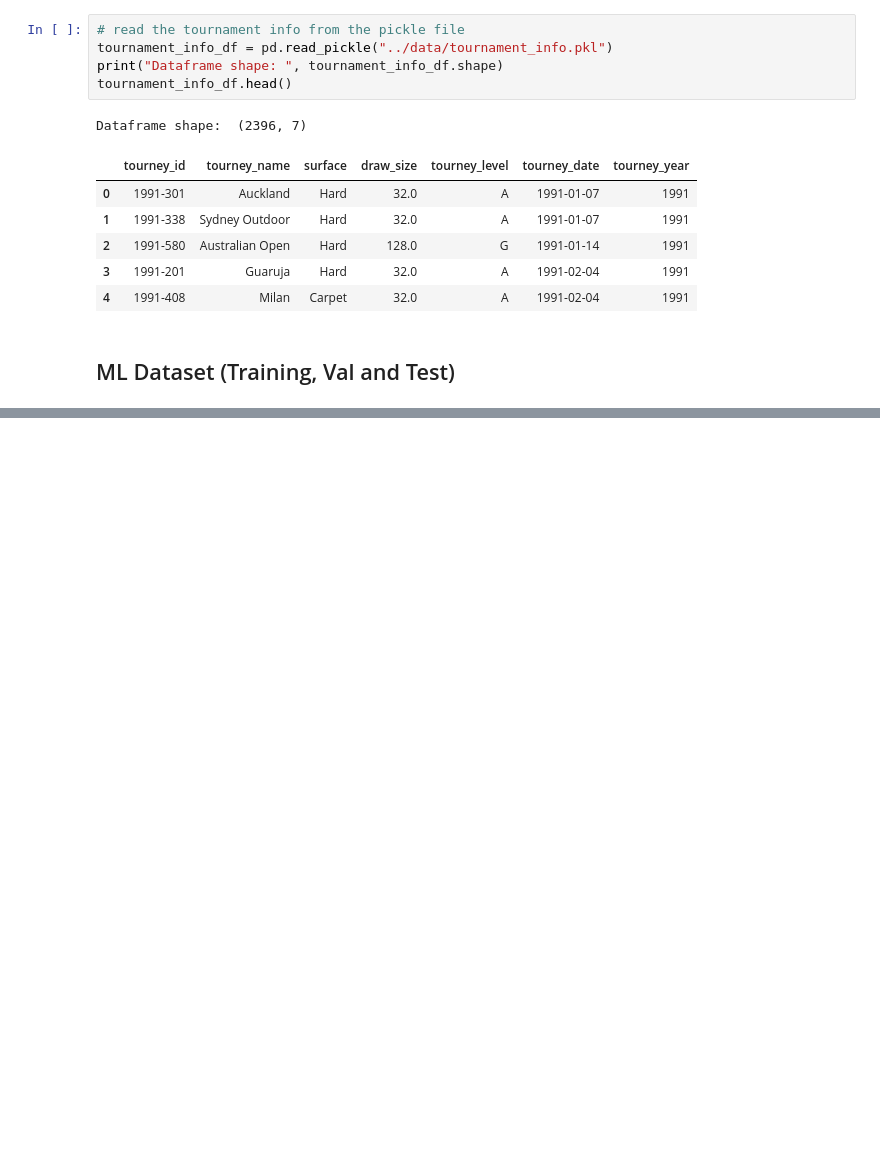
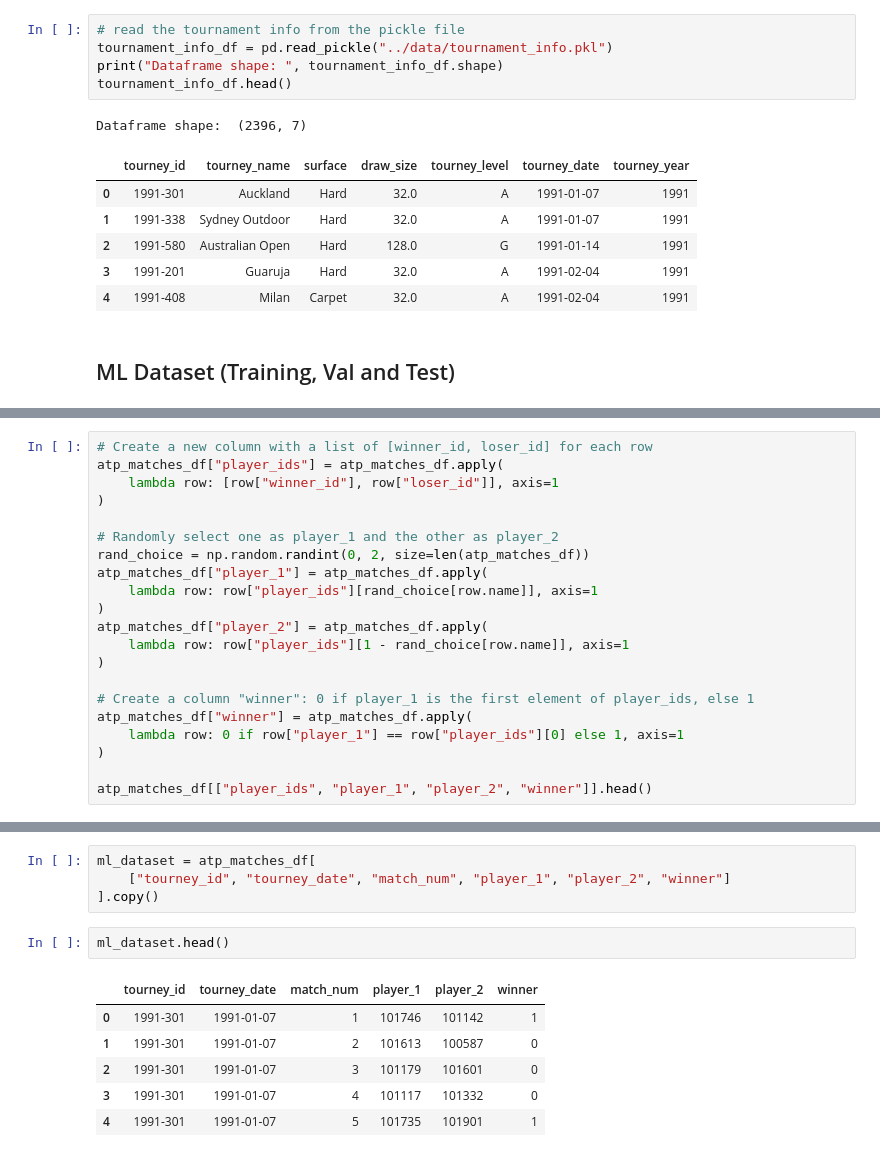
Before and after one commit to FedericoRaimondi/tennis-match-predictor, a Jupyter notebook: notebook/data_engineering.ipynb, the cells around one changed output, grey strips where cells are left out. Cells and saved outputs as stored; diff of their text form; blank space fills up the shorter version.

```diff
--- a/notebook/data_engineering.ipynb
+++ b/notebook/data_engineering.ipynb
@@ -551,0 +443,21 @@ Dataframe shape:  (2396, 7)
+# %%
+# Create a new column with a list of [winner_id, loser_id] for each row
+atp_matches_df["player_ids"] = atp_matches_df.apply(
+    lambda row: [row["winner_id"], row["loser_id"]], axis=1
+)
+
+# Randomly select one as player_1 and the other as player_2
+rand_choice = np.random.randint(0, 2, size=len(atp_matches_df))
+atp_matches_df["player_1"] = atp_matches_df.apply(
+    lambda row: row["player_ids"][rand_choice[row.name]], axis=1
+)
+atp_matches_df["player_2"] = atp_matches_df.apply(
+    lambda row: row["player_ids"][1 - rand_choice[row.name]], axis=1
+)
+
+# Create a column "winner": 0 if player_1 is the first element of player_ids, else 1
+atp_matches_df["winner"] = atp_matches_df.apply(
+    lambda row: 0 if row["player_1"] == row["player_ids"][0] else 1, axis=1
+)
+
+atp_matches_df[["player_ids", "player_1", "player_2", "winner"]].head()
@@ -551,0 +486,13 @@ Dataframe shape:  (2396, 7)
+# %%
+ml_dataset = atp_matches_df[
+    ["tourney_id", "tourney_date", "match_num", "player_1", "player_2", "winner"]
+].copy()
+# %%
+ml_dataset.head()
+# %% [output]
+|  | tourney_id | tourney_date | match_num | player_1 | player_2 | winner |
+| 0 | 1991-301 | 1991-01-07 | 1 | 101746 | 101142 | 1 |
+| 1 | 1991-301 | 1991-01-07 | 2 | 101613 | 100587 | 0 |
+| 2 | 1991-301 | 1991-01-07 | 3 | 101179 | 101601 | 0 |
+| 3 | 1991-301 | 1991-01-07 | 4 | 101117 | 101332 | 0 |
+| 4 | 1991-301 | 1991-01-07 | 5 | 101735 | 101901 | 1 |
```
Also changed, not shown: parts of 29 cells of this notebook, 1 other file.
